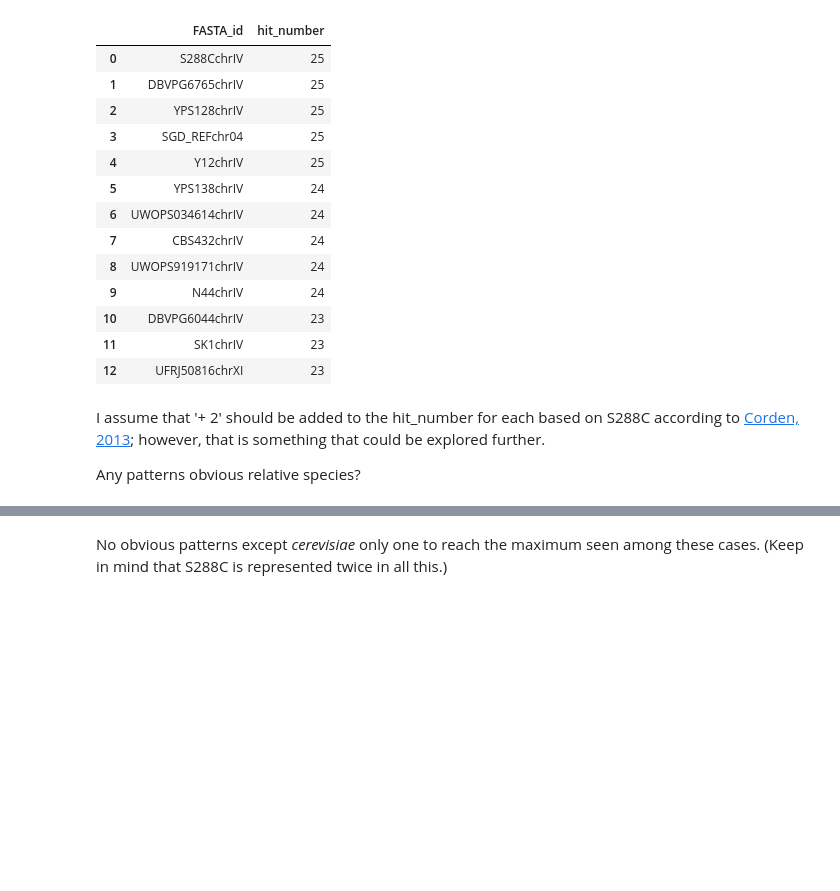
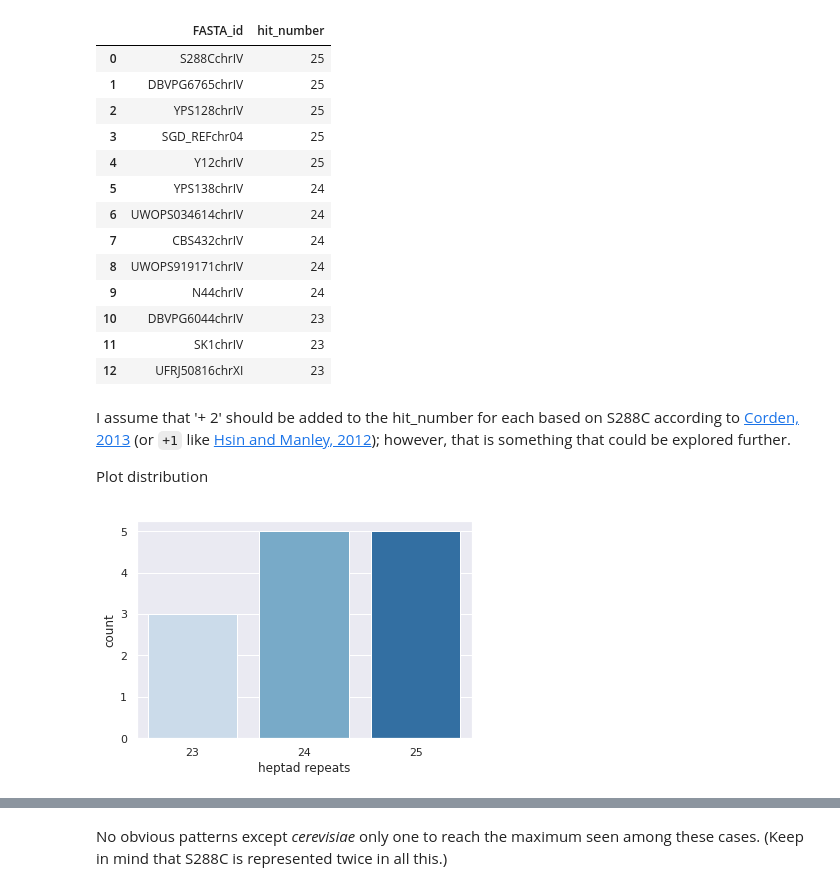
Before and after one commit to fomightez/blast-binder, a Jupyter notebook: notebooks/GSD/GSD Rpb1_orthologs_in_PB_genomes.ipynb, the cells around one changed output, grey strips where cells are left out. Saved outputs shown, nothing was run; the diff lists cells and outputs as text; code cells hidden in the pictures; blank space fills up the shorter version.

```diff
--- a/notebooks/GSD/GSD Rpb1_orthologs_in_PB_genomes.ipynb
+++ b/notebooks/GSD/GSD Rpb1_orthologs_in_PB_genomes.ipynb
@@ -846,6 +843,19 @@ sum_pm_df
 | 11 | SK1chrIV | 23 |
 | 12 | UFRJ50816chrXI | 23 |
 # %% [markdown]
-I assume that '+ 2' should be added to the hit_number for each based on S288C according to [Corden, 2013](https://www.ncbi.nlm.nih.gov/pubmed/24040939); however, that is something that could be explored further.
+I assume that '+ 2' should be added to the hit_number for each based on S288C according to [Corden, 2013](https://www.ncbi.nlm.nih.gov/pubmed/24040939) (or `+1` like [Hsin and Manley, 2012](https://www.ncbi.nlm.nih.gov/pubmed/23028141)); however, that is something that could be explored further.
 
-Any patterns obvious relative species?
+Plot distribution
+# %%
+%matplotlib inline
+import matplotlib.pyplot as plt
+import seaborn as sns
+sns.set()
+#sns.distplot(sum_pm_df["hit_number"], kde=False, bins = max(sum_pm_df["hit_number"]));
+p= sns.countplot(sum_pm_df["hit_number"],
+    order = list(range(sum_pm_df.hit_number.min(),sum_pm_df.hit_number.max()+1)),
+    palette="Blues"); # `order` to get those categories with zero
+    # counts to show up from https://stackoverflow.com/a/45359713/8508004
+p.set_xlabel("heptad repeats");
+# %% [output]
+[figure, added]
```
Also changed, not shown: parts of 10 cells of this notebook.
